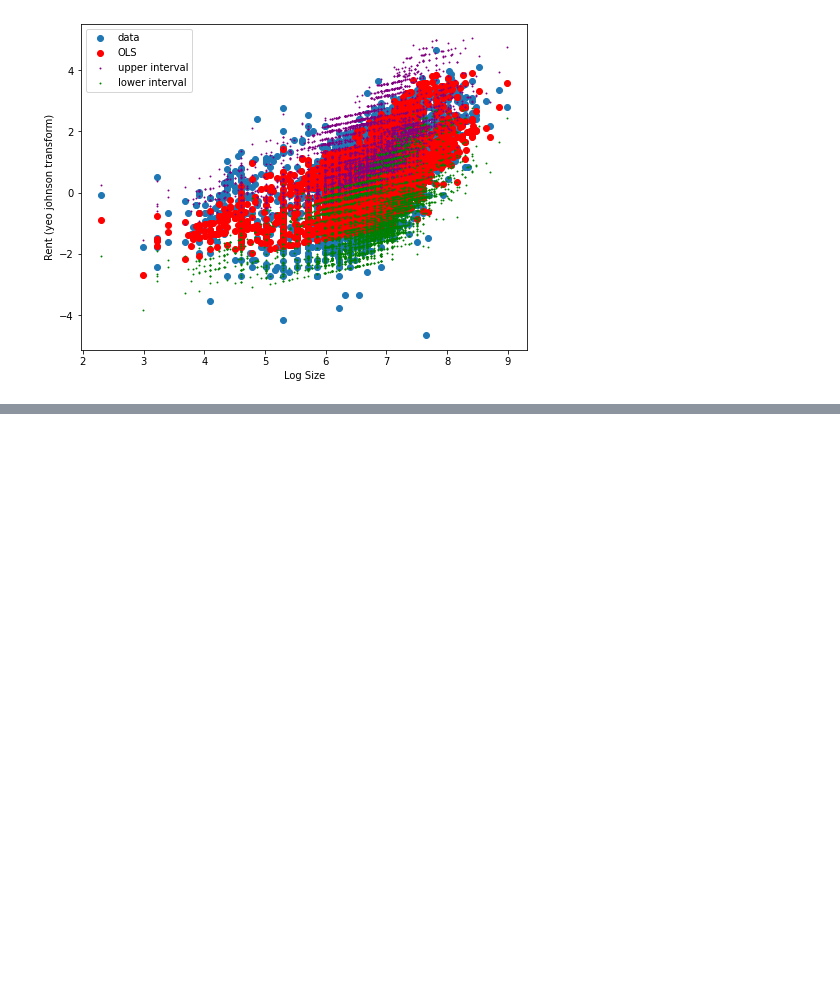
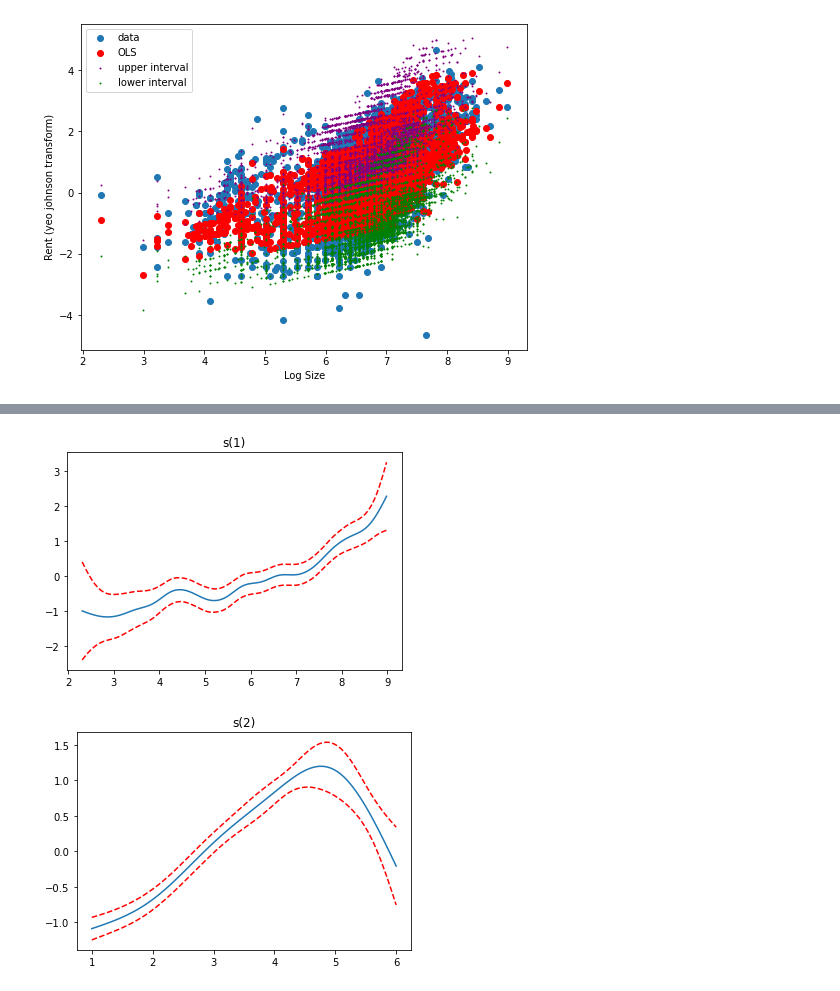
Before and after one commit to Cemlyn/UK-Housing-Market, a Jupyter notebook: Regression-Techniques/PredictingHousePrices-Kaggle.ipynb, the cells around one changed output, grey strips where cells are left out. Cells and saved outputs as stored; diff of their text form; code cells hidden in the pictures; blank space fills up the shorter version.

```diff
--- a/Regression-Techniques/PredictingHousePrices-Kaggle.ipynb
+++ b/Regression-Techniques/PredictingHousePrices-Kaggle.ipynb
@@ -349,0 +372,17 @@ Feature names seen at fit time, yet now missing:
+# %%
+from sklearn.linear_model import LinearRegression
+from patsy import dmatrices
+reg = LinearRegression(fit_intercept=True)
+df['log_Size'] = np.log(df['Size'])
+build_data = df
+build_data['BHK_cat'] = pd.Series(np.where(build_data['BHK']>5,5,build_data['BHK'])).map({1:"1",2:"1",3:"3",4:"4",5:"4"})
+build_data['Furnishing_Status'] = build_data['Furnishing Status']
+build_data['area_type'] = build_data['Area Type'].map({'Built Area':'Super Area',
+                                                       'Super Area':'Super Area',
+                                                       'Carpet Area':'Carpet Area'})
+
+y,X = dmatrices("Rent_yeo_johnson ~ log_size + BHK", build_data)
+# %%
+from pygam import LinearGAM, s, f,GAM
+
+gam = GAM( s(1) +s(2)).fit(np.asarray(X), np.asarray(y))
@@ -349,0 +415,17 @@ Feature names seen at fit time, yet now missing:
+# %%
+
+for i, term in enumerate(gam.terms):
+    if term.isintercept:
+        continue
+
+    XX = gam.generate_X_grid(term=i)
+    pdep, confi = gam.partial_dependence(term=i, X=XX, width=0.95)
+
+    plt.figure()
+    plt.plot(XX[:, term.feature], pdep)
+    plt.plot(XX[:, term.feature], confi, c='r', ls='--')
+    plt.title(repr(term))
+    plt.show()
+# %% [output]
+[figure, added]
+[figure, added]
```
Also changed, not shown: parts of 14 cells of this notebook, 3 other files.
